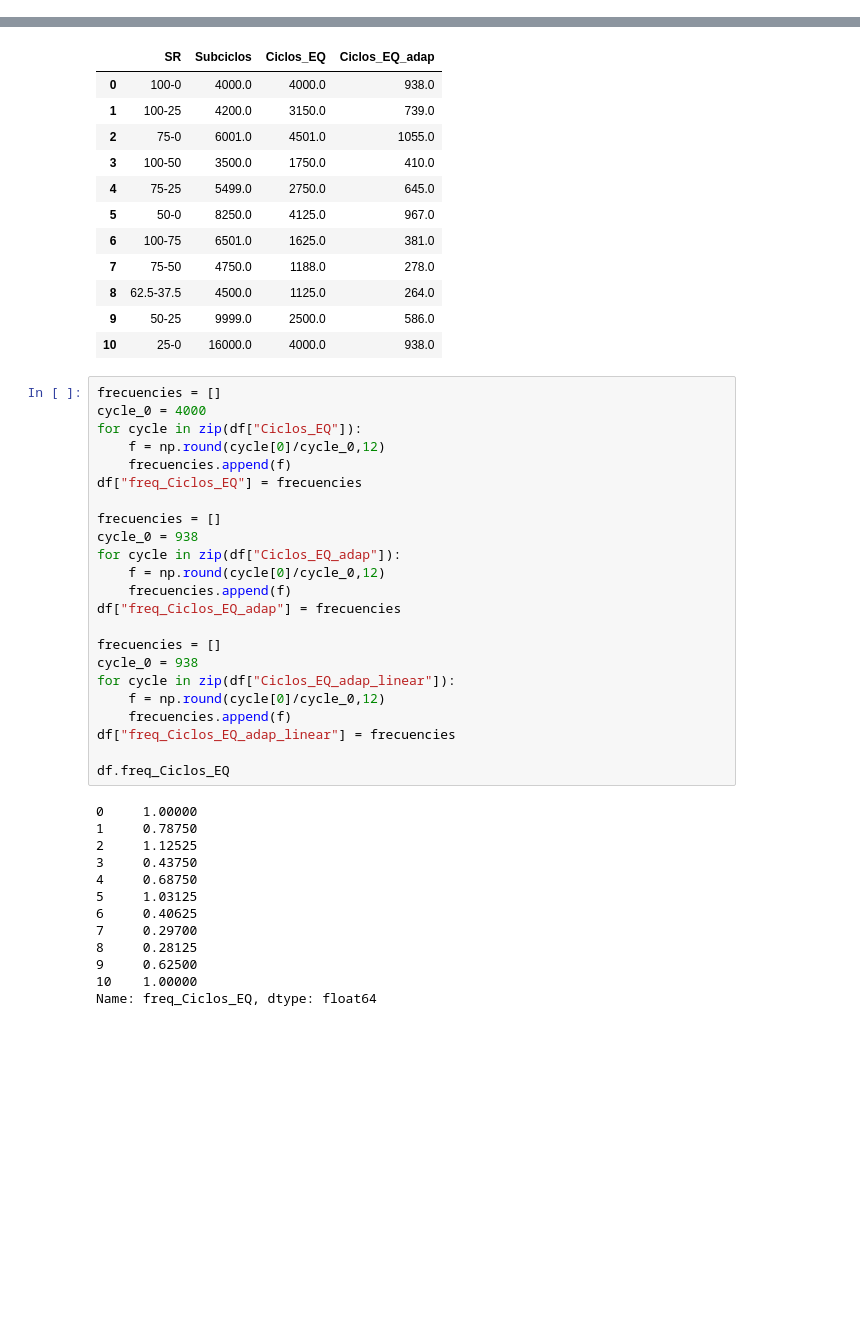
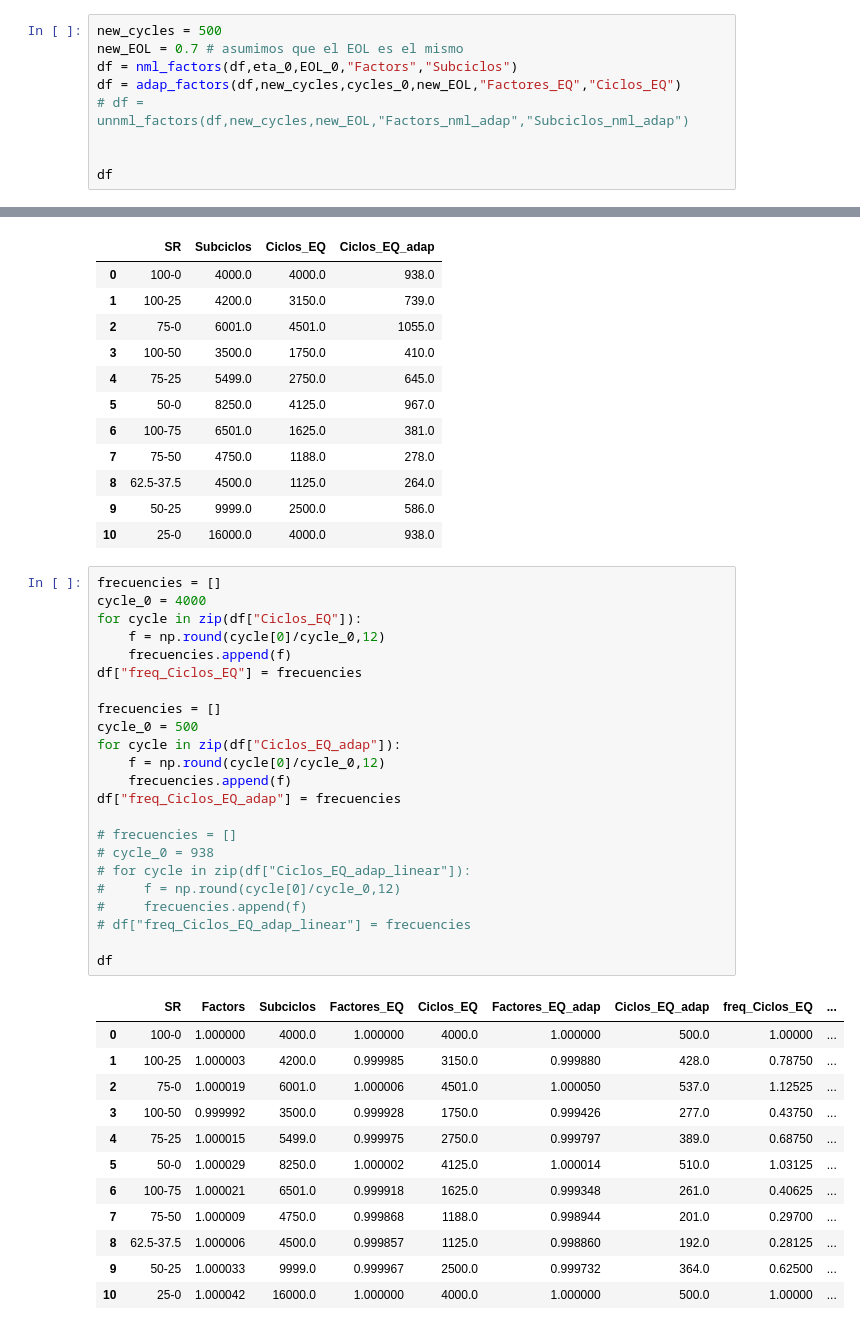
Before and after one commit to AXS-Rose/degradation_model, a Jupyter notebook: aramis_table_explanation.ipynb, the cells around one changed output, grey strips where cells are left out. Cells and saved outputs as stored; diff of their text form; blank space fills up the shorter version.

```diff
--- a/aramis_table_explanation.ipynb
+++ b/aramis_table_explanation.ipynb
@@ -188,3 +188,12 @@ df
 | 8 | 62.5-37.5 | 1.000006 | 4500.0 | 0.999857 | 1125.0 | 0.999392 | 264.0 |
 | 9 | 50-25 | 1.000033 | 9999.0 | 0.999967 | 2500.0 | 0.999857 | 586.0 |
 | 10 | 25-0 | 1.000042 | 16000.0 | 1.000000 | 4000.0 | 1.000000 | 938.0 |
+# %%
+new_cycles = 500
+new_EOL = 0.7 # asumimos que el EOL es el mismo
+df = nml_factors(df,eta_0,EOL_0,"Factors","Subciclos")
+df = adap_factors(df,new_cycles,cycles_0,new_EOL,"Factores_EQ","Ciclos_EQ")
+# df = unnml_factors(df,new_cycles,new_EOL,"Factors_nml_adap","Subciclos_nml_adap")
+
+
+df
@@ -224,39 +246,39 @@ df[["SR","Subciclos","Ciclos_EQ","Ciclos_EQ_adap"]]
 # %%
 frecuencies = []
 cycle_0 = 4000
 for cycle in zip(df["Ciclos_EQ"]):
     f = np.round(cycle[0]/cycle_0,12)
     frecuencies.append(f)
 df["freq_Ciclos_EQ"] = frecuencies
 
 frecuencies = []
-cycle_0 = 938
+cycle_0 = 500
 for cycle in zip(df["Ciclos_EQ_adap"]):
     f = np.round(cycle[0]/cycle_0,12)
     frecuencies.append(f)
 df["freq_Ciclos_EQ_adap"] = frecuencies
 
-frecuencies = []
-cycle_0 = 938
-for cycle in zip(df["Ciclos_EQ_adap_linear"]):
-    f = np.round(cycle[0]/cycle_0,12)
-    frecuencies.append(f)
-df["freq_Ciclos_EQ_adap_linear"] = frecuencies
+# frecuencies = []
+# cycle_0 = 938
+# for cycle in zip(df["Ciclos_EQ_adap_linear"]):
+#     f = np.round(cycle[0]/cycle_0,12)
+#     frecuencies.append(f)
+# df["freq_Ciclos_EQ_adap_linear"] = frecuencies
 
-df.freq_Ciclos_EQ
+df
 # %% [output]
-0     1.00000
-1     0.78750
-2     1.12525
-3     0.43750
-4     0.68750
-5     1.03125
-6     0.40625
-7     0.29700
-8     0.28125
-9     0.62500
-10    1.00000
-Name: freq_Ciclos_EQ, dtype: float64
+|  | SR | Factors | Subciclos | Factores_EQ | Ciclos_EQ | Factores_EQ_adap | Ciclos_EQ_adap | freq_Ciclos_EQ | ... |
+| 0 | 100-0 | 1.000000 | 4000.0 | 1.000000 | 4000.0 | 1.000000 | 500.0 | 1.00000 | ... |
+| 1 | 100-25 | 1.000003 | 4200.0 | 0.999985 | 3150.0 | 0.999880 | 428.0 | 0.78750 | ... |
+| 2 | 75-0 | 1.000019 | 6001.0 | 1.000006 | 4501.0 | 1.000050 | 537.0 | 1.12525 | ... |
+| 3 | 100-50 | 0.999992 | 3500.0 | 0.999928 | 1750.0 | 0.999426 | 277.0 | 0.43750 | ... |
+| 4 | 75-25 | 1.000015 | 5499.0 | 0.999975 | 2750.0 | 0.999797 | 389.0 | 0.68750 | ... |
+| 5 | 50-0 | 1.000029 | 8250.0 | 1.000002 | 4125.0 | 1.000014 | 510.0 | 1.03125 | ... |
+| 6 | 100-75 | 1.000021 | 6501.0 | 0.999918 | 1625.0 | 0.999348 | 261.0 | 0.40625 | ... |
+| 7 | 75-50 | 1.000009 | 4750.0 | 0.999868 | 1188.0 | 0.998944 | 201.0 | 0.29700 | ... |
+| 8 | 62.5-37.5 | 1.000006 | 4500.0 | 0.999857 | 1125.0 | 0.998860 | 192.0 | 0.28125 | ... |
+| 9 | 50-25 | 1.000033 | 9999.0 | 0.999967 | 2500.0 | 0.999732 | 364.0 | 0.62500 | ... |
+| 10 | 25-0 | 1.000042 | 16000.0 | 1.000000 | 4000.0 | 1.000000 | 500.0 | 1.00000 | ... |
 # %%
 frecuencies = []
 ciclos = []
```
Also changed, not shown: parts of 2 cells of this notebook, 7 other files.
